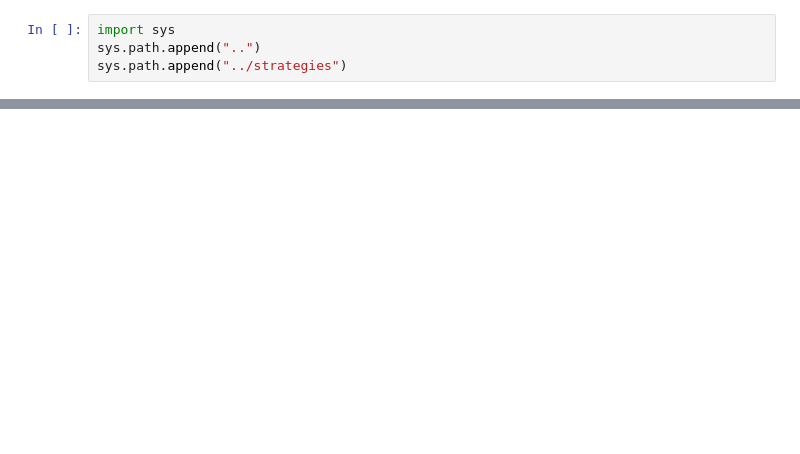
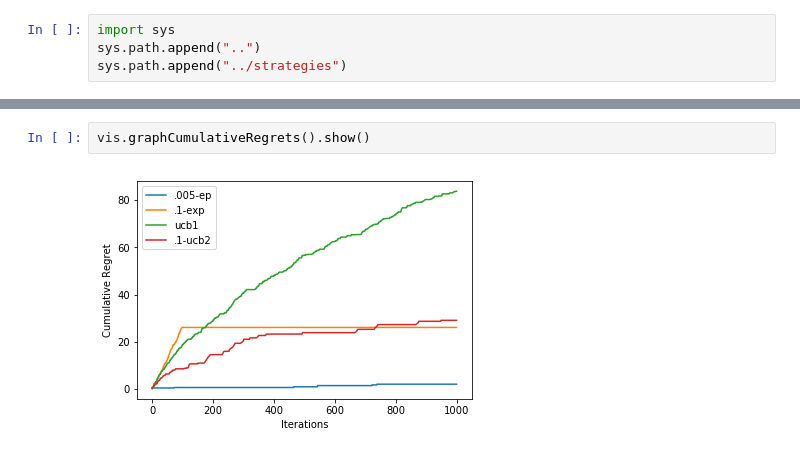
Before and after one commit to jhurwitzupenn/MultiArmedBandit, a Jupyter notebook: examples/VisualizationExample.ipynb, the cells around one changed output, grey strips where cells are left out. Cells and saved outputs as stored; diff of their text form; blank space fills up the shorter version.

```diff
--- a/examples/VisualizationExample.ipynb
+++ b/examples/VisualizationExample.ipynb
@@ -32,0 +34,4 @@ ValueError: x and y must have same first dimension, but have shapes (10000,) and
+# %%
+vis.graphCumulativeRegrets().show()
+# %% [output]
+[figure, added]
```
Also changed, not shown: parts of 10 cells of this notebook, 5 other files.
